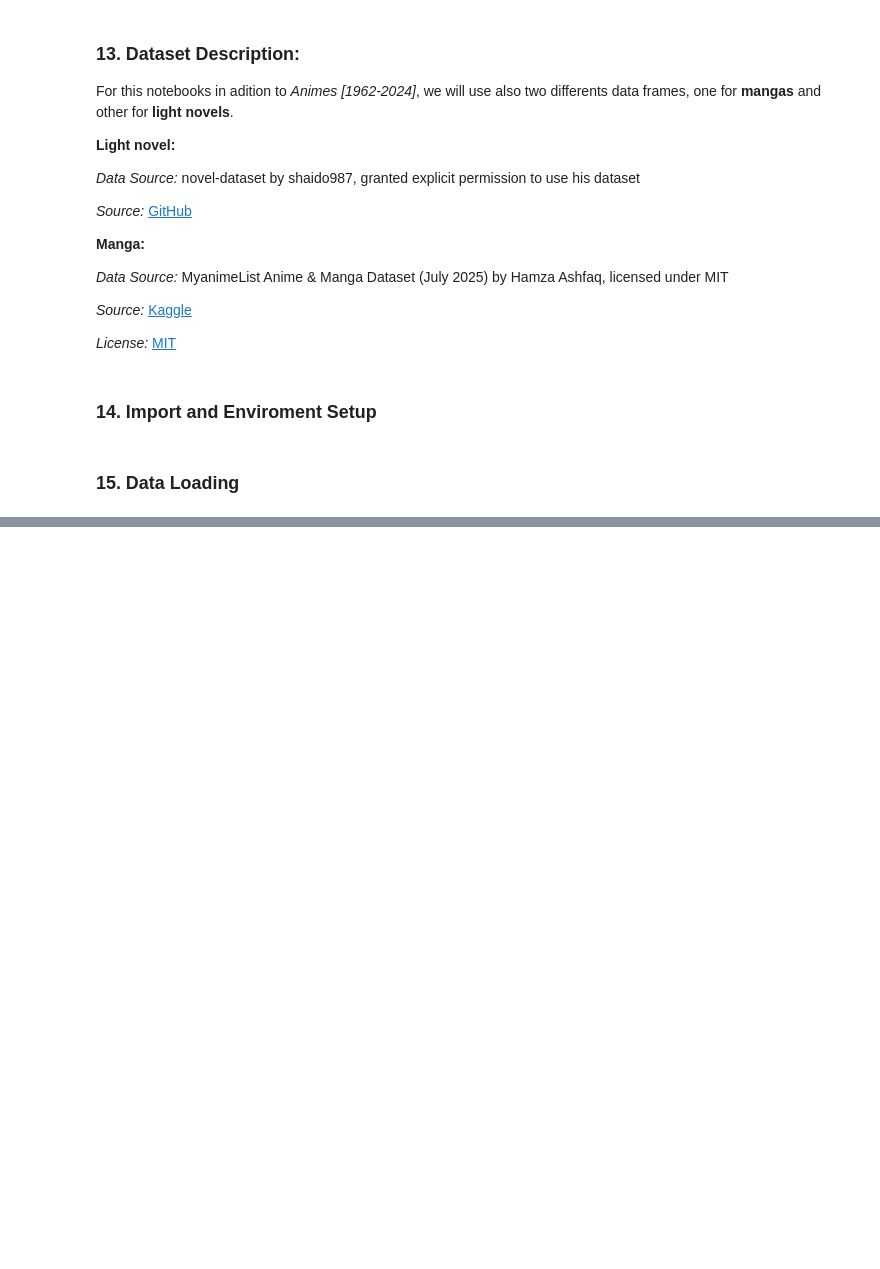
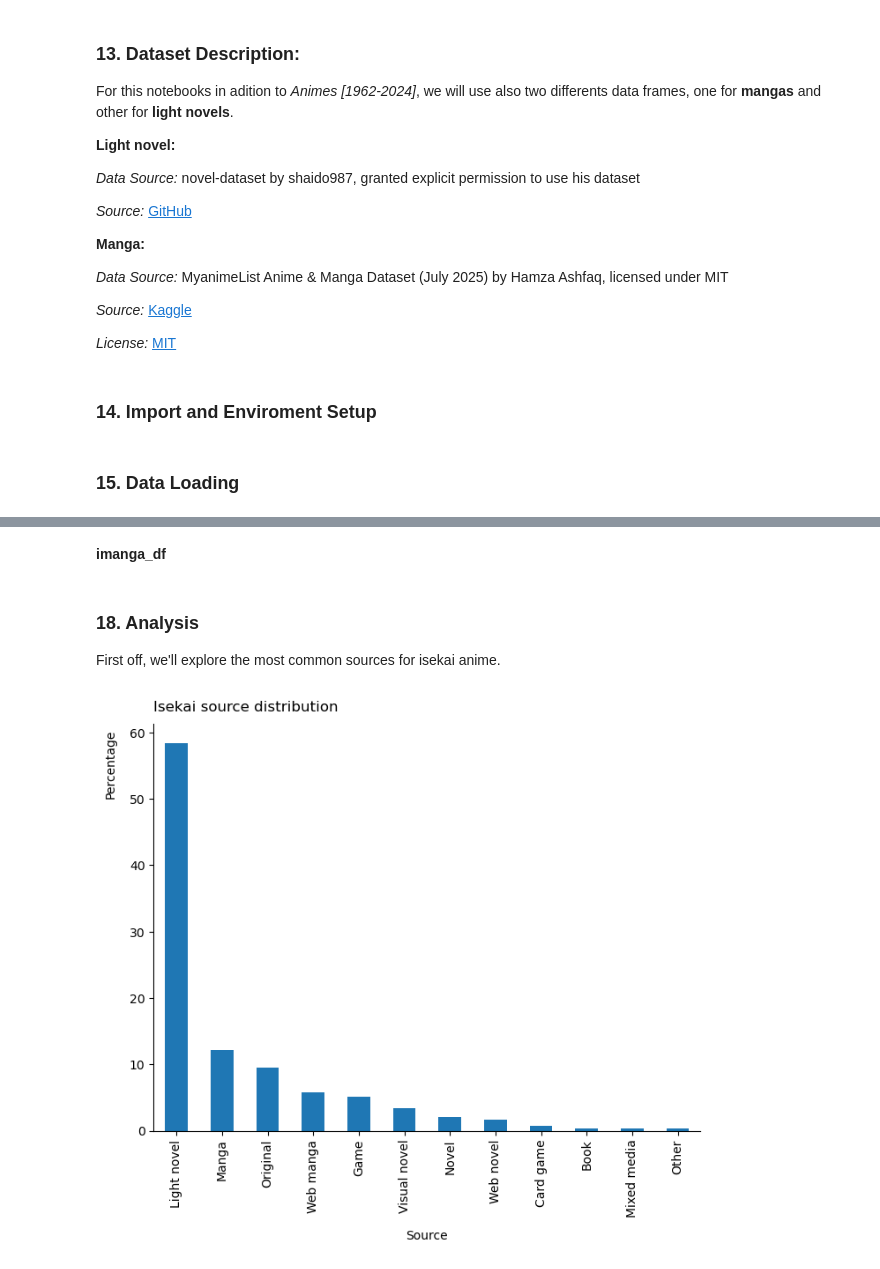
Before and after one commit to Andres-pixel35/isekai-growth-analysis, a Jupyter notebook: notebooks/notebook_3.ipynb, the cells around one changed output, grey strips where cells are left out. Saved outputs shown, nothing was run; the diff lists cells and outputs as text; code cells hidden in the pictures; blank space fills up the shorter version.

```diff
--- a/notebooks/notebook_3.ipynb
+++ b/notebooks/notebook_3.ipynb
@@ -52,0 +118,2 @@ manga_df = pd.read_csv(manga_path, usecols=[2,19,23])
+# %% [markdown]
+**imanga_df**
@@ -52,0 +122,19 @@ manga_df = pd.read_csv(manga_path, usecols=[2,19,23])
+# %% [markdown]
+### 18. Analysis
+First off, we'll explore the most common sources for isekai anime.
+# %%
+source_count = ianime_df.groupby("Source")["Source"].value_counts().sort_values(ascending=False) / len(ianime_df) * 100
+
+plt.figure(figsize=(8,6))
+source_count.plot(kind="bar")
+
+plt.title("Isekai source distribution", loc="left", fontsize=12, pad=10)
+plt.ylabel("Percentage", y=0.9, labelpad=10, fontsize=10)
+plt.xlabel("Source", labelpad=10, fontsize=10)
+
+plt.gca().spines["top"].set_visible(False)
+plt.gca().spines["right"].set_visible(False)
+
+plt.show()
+# %% [output]
+[figure, added]
```
Also changed, not shown: parts of 11 cells of this notebook, 1 other file.
